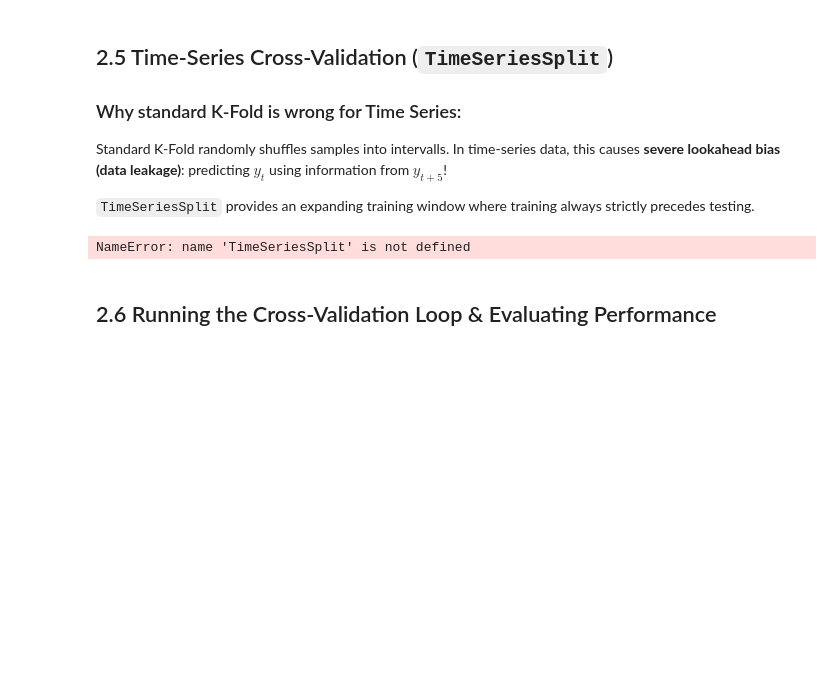
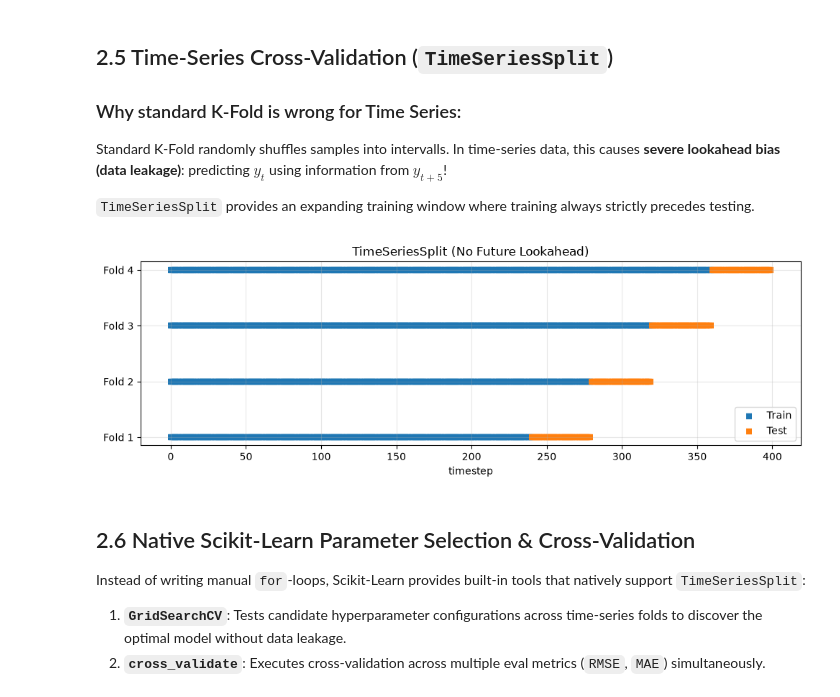
Before and after one commit to ro-fldr/KKDM2-Lecture, a Jupyter notebook: 02_sklearn_timeseries_pipeline.ipynb, the cells around one changed output. Drawn from its saved outputs; the diff is of its cells as text; code cells hidden in the pictures; blank space fills up the shorter version.

```diff
--- a/02_sklearn_timeseries_pipeline.ipynb
+++ b/02_sklearn_timeseries_pipeline.ipynb
@@ -45,9 +44,9 @@ Sensor data typically exhibits:
 # %%
-# 1. Simulate an AR(1) process with seasonal diurnal variation
 n_samples = 400
 t = np.arange(n_samples)
 
-# AR(1) recurrence: y_t = 0.7 * y_{t-1} + noise
+# Simulate an AR(1) process with seasonal day cycle variation
+# AR(1) recurrence: y_t = 0.75 * y_{t-1} + noise
 phi = 0.75
 ar_series = np.zeros(n_samples)
 noise = np.random.normal(0, 1.0, size=n_samples)
@@ -58,23 +57,26 @@ day_cycle = 4.0 * np.sin(2 * np.pi * t / 24)
 baseline = 20.0
 clean_target = baseline + day_cycle + ar_series
 
-# 2. Create contaminated sensor series: inject missing values (NaNs) and impossible spikes
+
+# inject missing 20 values (NaNs) and 40 impossible spikes
+n_missing = 20
+n_impossible = 12
+
 corrupted_series = clean_target.copy()
 
-nan_indices = np.random.choice(np.arange(10, n_samples - 10), size=20, replace=False)
+nan_indices = np.random.choice(np.arange(10, n_samples - 10), size=n_missing, replace=False)
 corrupted_series[nan_indices] = np.nan
 
-corrupted_series[50] = 95.0
-corrupted_series[180] = -35.0
-corrupted_series[310] = 88.0
+impossible_indices = np.random.choice(np.arange(10, n_samples - 10), size=n_impossible, replace=False)
+corrupted_series[impossible_indices] = np.random.uniform(low=50, high=1_000, size=n_impossible) * np.random.choice([-1,1])
 
 df = pd.DataFrame({
-    'time_step': t,
-    'sensor_value': corrupted_series
+    "time_step": t,
+    "sensor_value": corrupted_series
 })
 
 print(f"Total samples: {len(df)}")
-print(f"Missing values (NaNs): {df['sensor_value'].isna().sum()}")
-print(f"Values outside valid range [0, 45]: {((df['sensor_value'] < 0) | (df['sensor_value'] > 45)).sum()}")
+print(f"Missing values (NaNs): {df["sensor_value"].isna().sum()}")
+print(f"Values outside valid range [-10, 45]: {((df["sensor_value"] < -10) | (df["sensor_value"] > 45)).sum()}")
 # %% [output]
 Total samples: 400
@@ -205,25 +206,29 @@ Standard K-Fold randomly shuffles samples into intervalls. In time-series data,
 
 `TimeSeriesSplit` provides an expanding training window where training always strictly precedes testing.
 # %%
-# Visualize TimeSeriesSplit folds
 n_splits = 4
 tscv = TimeSeriesSplit(n_splits=n_splits, test_size=40)
 
 fig, ax = plt.subplots(figsize=(10, 3.5))
-for fold_idx, (train_idx, test_idx) in enumerate(tscv.split(df['sensor_value'])):
-    ax.scatter(train_idx, [fold_idx] * len(train_idx), color='tab:blue', marker='_', lw=6, label='Train' if fold_idx == 0 else "")
-    ax.scatter(test_idx, [fold_idx] * len(test_idx), color='tab:orange', marker='_', lw=6, label='Test' if fold_idx == 0 else "")
+for fold_idx, (train_idx, test_idx) in enumerate(tscv.split(df["sensor_value"])):
+    ax.scatter(train_idx, [fold_idx] * len(train_idx), color="tab:blue", marker="_", lw=6, label="Train" if fold_idx == 0 else "")
+    ax.scatter(test_idx, [fold_idx] * len(test_idx), color="tab:orange", marker="_", lw=6, label="Test" if fold_idx == 0 else "")
 
 ax.set_yticks(range(n_splits))
-ax.set_yticklabels([f"Fold {i+1}" for i in range(n_splits)])
-ax.set_xlabel("Time Step Index")
-ax.set_title("Expanding Window TimeSeriesSplit (No Future Lookahead)")
-ax.legend(loc='upper left')
+ax.set_yticklabels([ f"Fold {i+1}" for i in range(n_splits) ])
+ax.set_xlabel("timestep")
+ax.set_title("TimeSeriesSplit (No Future Lookahead)")
+ax.legend(loc="lower right")
 ax.grid(True, alpha=0.3)
 plt.tight_layout()
 plt.show()
 # %% [output]
-NameError: name 'TimeSeriesSplit' is not defined
+[figure, added]
 # %% [markdown]
-## 2.6 Running the Cross-Validation Loop & Evaluating Performance
+## 2.6 Native Scikit-Learn Parameter Selection & Cross-Validation
+
+Instead of writing manual `for`-loops, Scikit-Learn provides built-in tools that natively support `TimeSeriesSplit`:
+
+1. **`GridSearchCV`**: Tests candidate hyperparameter configurations across time-series folds to discover the optimal model without data leakage.
+2. **`cross_validate`**: Executes cross-validation across multiple eval metrics (`RMSE`, `MAE`) simultaneously.
 # %%
```
Also changed, not shown: parts of 14 cells of this notebook, 1 other file.
